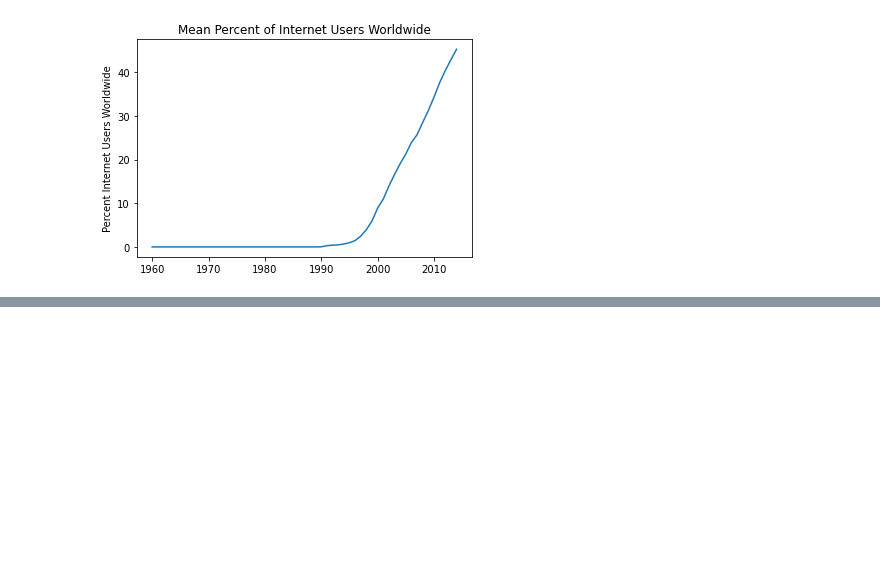
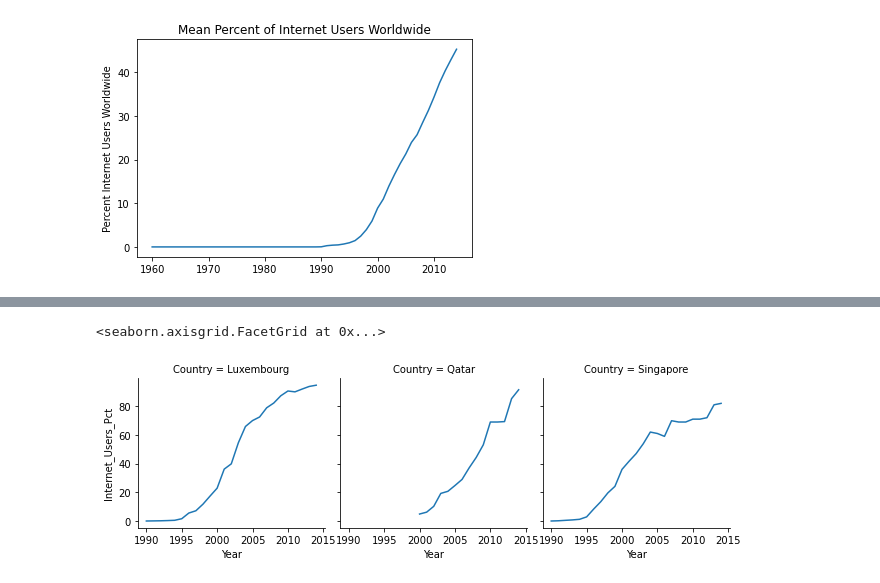
Before and after one commit to nss-data-science-cohort-5/un_exploration-ripplesphere, a Jupyter notebook: notebooks/UN_Data_Exploration.ipynb, the cells around one changed output, grey strips where cells are left out. Saved outputs shown, nothing was run; the diff lists cells and outputs as text; code cells hidden in the pictures; blank space fills up the shorter version.

```diff
--- a/notebooks/UN_Data_Exploration.ipynb
+++ b/notebooks/UN_Data_Exploration.ipynb
@@ -330,4 +344,5 @@ gdp_df[gdp_df['Country'] ==  'The Bahamas'] =  'Bahamas'
 gdp_df[gdp_df['Country'] ==  'The Gambia'] =  'Gambia'
 gdp_df[gdp_df['Country'] ==  'Vietnam'] =  'Viet Nam'
 # %%
-gdp_df[gdp_df['Country'] ==  'Korea']
+# Merge gdp_df and internet_df (on Country and Year) into a single DataFrame named gdp_and_internet_use
+gdp_and_internet_use = pd.merge(gdp_df, internet_df, on=["Country","Year"]).dropna()
@@ -371,0 +365,2 @@ internet_df[internet_df['Country'] ==  'Korea (Rep. of)']
+# %%
+gdp_and_internet_use_2014 = gdp_and_internet_use[gdp_and_internet_use["Year"] == 2014]
@@ -371,0 +372,4 @@ internet_df[internet_df['Country'] ==  'Korea (Rep. of)']
+# %%
+# Find the countries that had the top 3 largest GDP per capita figures for 2014.
+greatest_gdp = gdp_and_internet_use_2014.sort_values(by="GDP_Per_Capita", ascending=False).head(3)["Country"].tolist()
+print("Countries that had the top 3 largest GDP per capita figures for 2014: ", ", ".join(greatest_gdp))
@@ -371,0 +391,10 @@ internet_df[internet_df['Country'] ==  'Korea (Rep. of)']
+# %%
+#Create a seaborn FacetGrid showing the change in internet user percentage over time for these three countries.
+# Each individual figure in the facet grid will represent a single country. What trends do you notice?
+g = sns.FacetGrid(gdp_and_internet_use[gdp_and_internet_use["Country"].isin(greatest_gdp)],
+                  col="Country")
+g.map(sns.lineplot, "Year", "Internet_Users_Pct")
+# All three of these countries have a rapid and wide adoption of Internet use.
+# %% [output]
+<seaborn.axisgrid.FacetGrid at 0x...>
+[figure, added]
```
Also changed, not shown: parts of 15 cells of this notebook.
